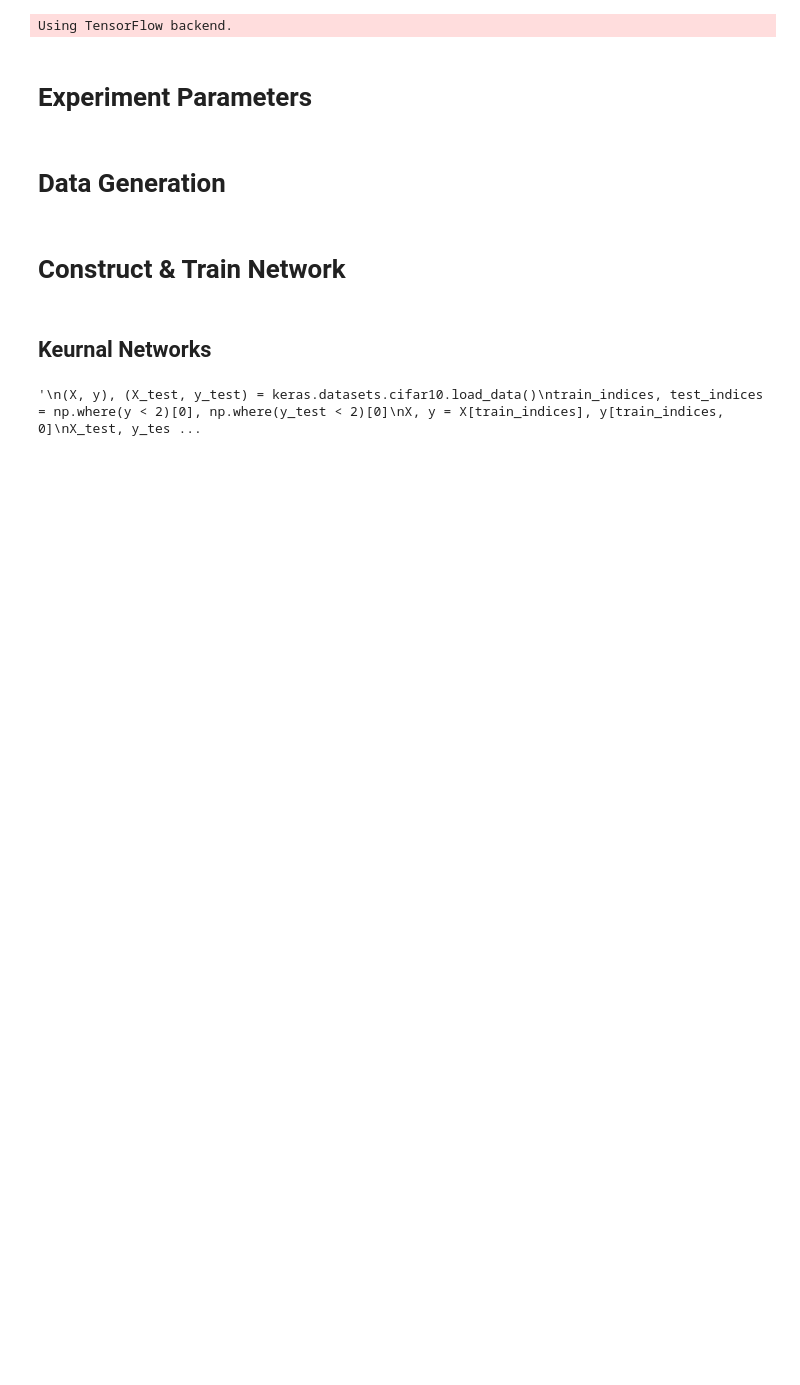
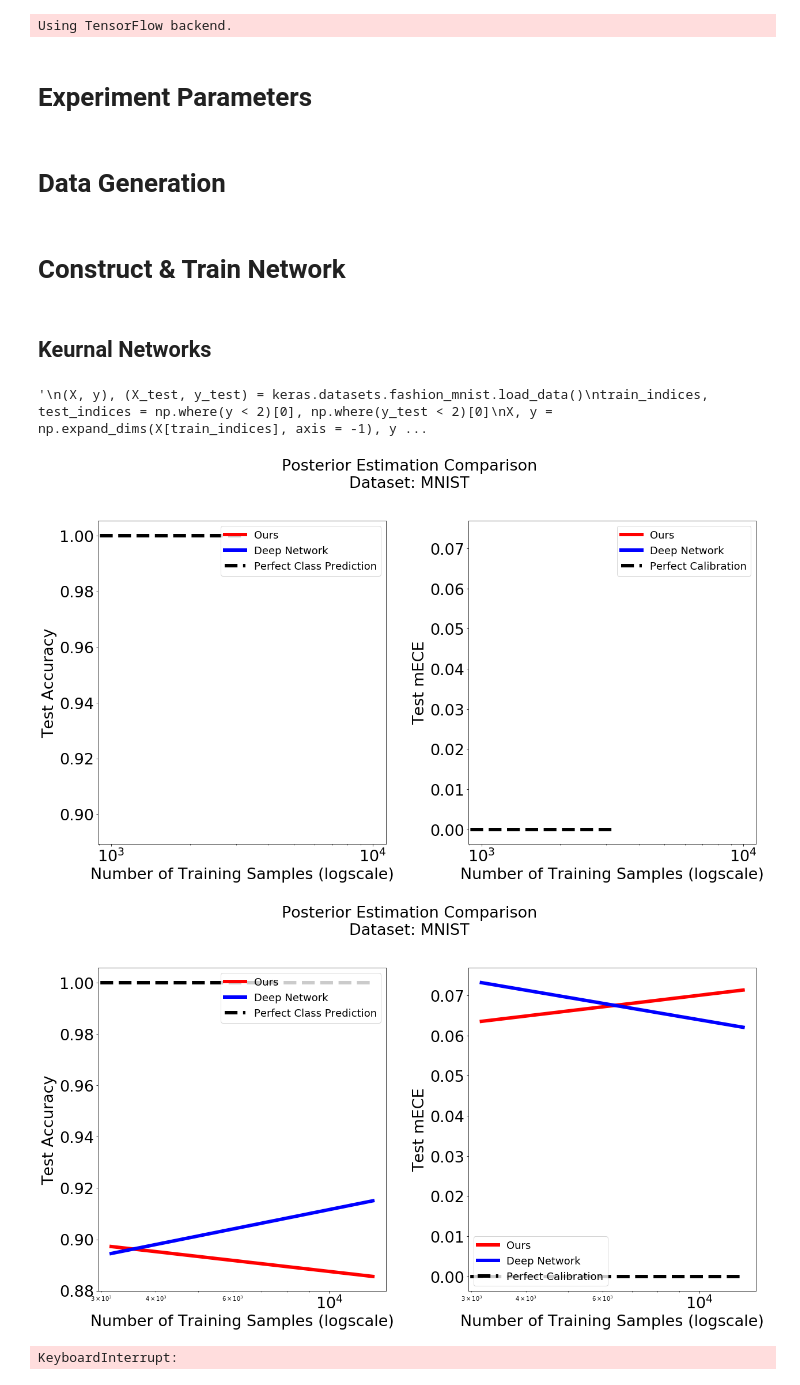
Before and after one commit to neurodata/kdg_will, a Jupyter notebook: notebooks/KDN_Image.ipynb, the cells around one changed output. Drawn from its saved outputs; the diff is of its cells as text; code cells hidden in the pictures; blank space fills up the shorter version.

```diff
--- a/notebooks/KDN_Image.ipynb
+++ b/notebooks/KDN_Image.ipynb
@@ -93,7 +95,7 @@ def get_ece(predicted_posterior, y):
     hists = []
     hists_hat = []
     amts = []
-    num_bins = 40
+    num_bins = 10
     eces_across_y_vals = []
     for y_val in np.unique(y):
         for i in range(num_bins):
@@ -115,30 +117,31 @@ def get_brier(predicted_posterior, y):
         brier_across_y_vals.append(np.nanmean((predicted_posterior[:, y_val] - (y == y_val).astype('int'))**2))
     return np.mean(brier_across_y_vals)
 # %%
-
-(X, y), (X_test, y_test) = keras.datasets.mnist.load_data()
-train_indices, test_indices = np.where(y < 10)[0], np.where(y_test < 10)[0]
+'''
+(X, y), (X_test, y_test) = keras.datasets.fashion_mnist.load_data()
+train_indices, test_indices = np.where(y < 2)[0], np.where(y_test < 2)[0]
 X, y = np.expand_dims(X[train_indices], axis = -1), y[train_indices]
 X_test, y_test = np.expand_dims(X_test[test_indices], axis = -1), y_test[test_indices]
 
 test_indices = np.random.choice(range(len(X_test)), 1000)
 X_test, y_test = X_test[test_indices], y_test[test_indices]
+'''
+# %% [output]
+'\n(X, y), (X_test, y_test) = keras.datasets.fashion_mnist.load_data()\ntrain_indices, test_indices = np.where(y < 2)[0], np.where(y_test < 2)[0]\nX, y = np.expand_dims(X[train_indices], axis = -1), y ...
 # %%
-'''
 (X, y), (X_test, y_test) = keras.datasets.cifar10.load_data()
 train_indices, test_indices = np.where(y < 2)[0], np.where(y_test < 2)[0]
 X, y = X[train_indices], y[train_indices, 0]
 X_test, y_test = X_test[test_indices], y_test[test_indices, 0]
-'''
+
+test_indices = np.random.choice(range(len(X_test)), 1000)
+X_test, y_test = X_test[test_indices], y_test[test_indices]
-# %% [output]
-'\n(X, y), (X_test, y_test) = keras.datasets.cifar10.load_data()\ntrain_indices, test_indices = np.where(y < 2)[0], np.where(y_test < 2)[0]\nX, y = X[train_indices], y[train_indices, 0]\nX_test, y_tes ...
 # %%
 def get_network_y_proba(X, y, n, X_test):
     random_indices = np.random.choice(len(X), int(n))
     X, y = X[random_indices], y[random_indices]
     network = construct_network(X, y)
-    return network.predict_proba(X_test)
-
+    return np.concatenate([1 - network.predict(X_test), network.predict(X_test)], axis = -1)
 
 
 def get_KDE_y_proba(X, y, n, X_test):
@@ -163,7 +166,7 @@ network_ece_means = []
 
 KDE_ece_stds = []
 network_ece_stds = []
-n_ra = np.logspace(2.5, 7, num = 10, base = 10)
+n_ra = np.logspace(3.5, 6.5, num = 6, base = 10)
 ticks = np.arange(np.min(n_ra), np.max(n_ra), step = int((np.max(n_ra) - np.min(n_ra)) // 4))
 ticks_ra = np.array([int(str(tick)[:1]) * 10 ** int(np.log10(tick)) for tick in ticks])
 for n in tqdm(n_ra):
@@ -182,38 +185,42 @@ for n in tqdm(n_ra):
         KDE_eces_across_trials.append(get_ece(KDE_y_test_proba_across_trials[trial_idx], y_test))
         network_eces_across_trials.append(get_ece(network_y_test_proba_across_trials[trial_idx], y_test))
 
-    KDE_acc_means.append(clipped_mean(KDE_accs_across_trials, 50, 100))
-    network_acc_means.append(clipped_mean(network_accs_across_trials, 50, 100))
+    KDE_acc_means.append(clipped_mean(KDE_accs_across_trials))
+    network_acc_means.append(clipped_mean(network_accs_across_trials))
 
-    KDE_ece_means.append(clipped_mean(KDE_eces_across_trials, 0, 25))
-    network_ece_means.append(clipped_mean(network_eces_across_trials, 0, 25))
+    KDE_ece_means.append(clipped_mean(KDE_eces_across_trials))
+    network_ece_means.append(clipped_mean(network_eces_across_trials))
 
     figs, ax = plt.subplots(1, 2, figsize = (18, 9))
     figs.set_facecolor("white")
 
     ax[0].tick_params(axis='both', which='major', labelsize=27)
     ax[0].plot(n_ra[:len(KDE_acc_means)] , KDE_acc_means, label = "Ours", c = "red")
     ax[0].plot(n_ra[:len(KDE_acc_means)], network_acc_means, label = "Deep Network", c = "blue")
     ax[0].hlines(1.0, 0, n_ra[len(KDE_acc_means) - 1], linestyle = "dashed", label = "Perfect Class Prediction", color = "black")
     ax[0].legend(fontsize = 18)
     ax[0].set_xlabel("Number of Training Samples (logscale)", fontsize = 27)
     ax[0].set_ylabel("Test Accuracy", fontsize = 27)
     ax[0].set_xscale("log")
 
     ax[1].tick_params(axis='both', which='major', labelsize=27)
     ax[1].plot(n_ra[:len(KDE_acc_means)] , KDE_ece_means, label = "Ours", c = "red")
     ax[1].plot(n_ra[:len(KDE_acc_means)], network_ece_means, label = "Deep Network", c = "blue")
     ax[1].hlines(0.0, 0, n_ra[len(KDE_acc_means) - 1], linestyle = "dashed", label = "Perfect Calibration", color = "black")
     ax[1].legend(fontsize = 18)
     ax[1].set_xlabel("Number of Training Samples (logscale)", fontsize = 27)
-    ax[1].set_ylabel("Test ece", fontsize = 27)
+    ax[1].set_ylabel("Test mECE", fontsize = 27)
     ax[1].set_xscale("log")
 
     figs.tight_layout()
 
     figs.suptitle("Posterior Estimation Comparison\nDataset: MNIST", fontsize=27, y = 1.15)
 
     plt.show()
+# %% [output]
+[figure, added]
+[figure, added]
+KeyboardInterrupt:
 # %%
 figs, ax = plt.subplots(1, 2, figsize = (18, 9))
 figs.set_facecolor("white")
```
Also changed, not shown: parts of 5 cells of this notebook, 4 other files.
